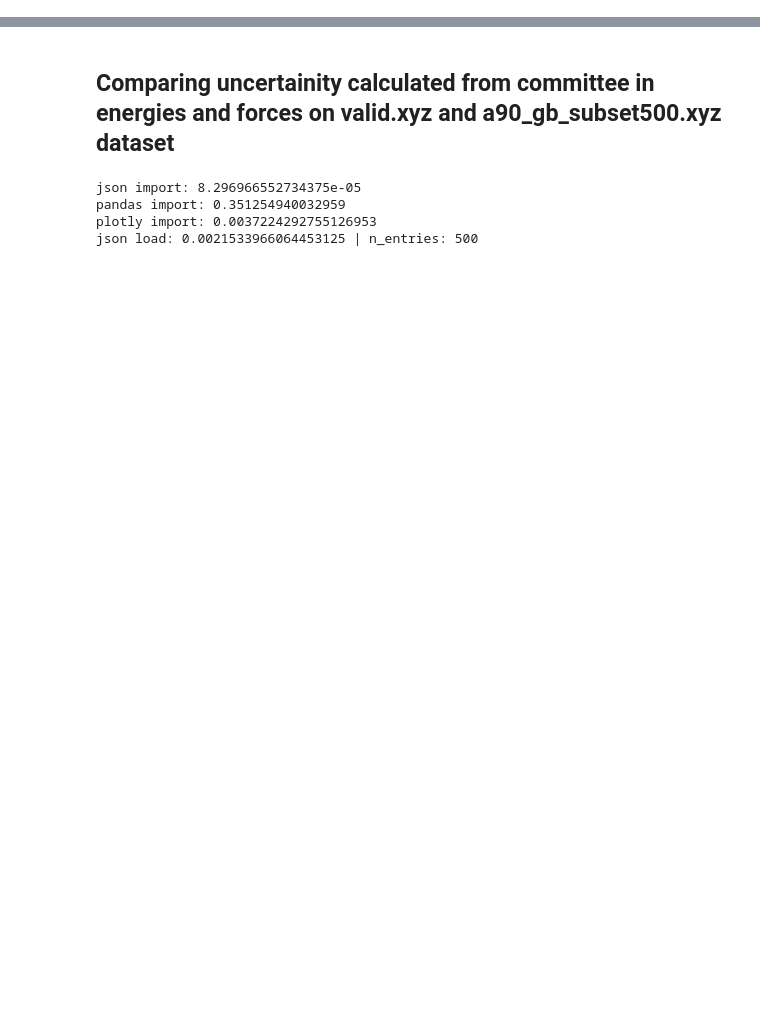
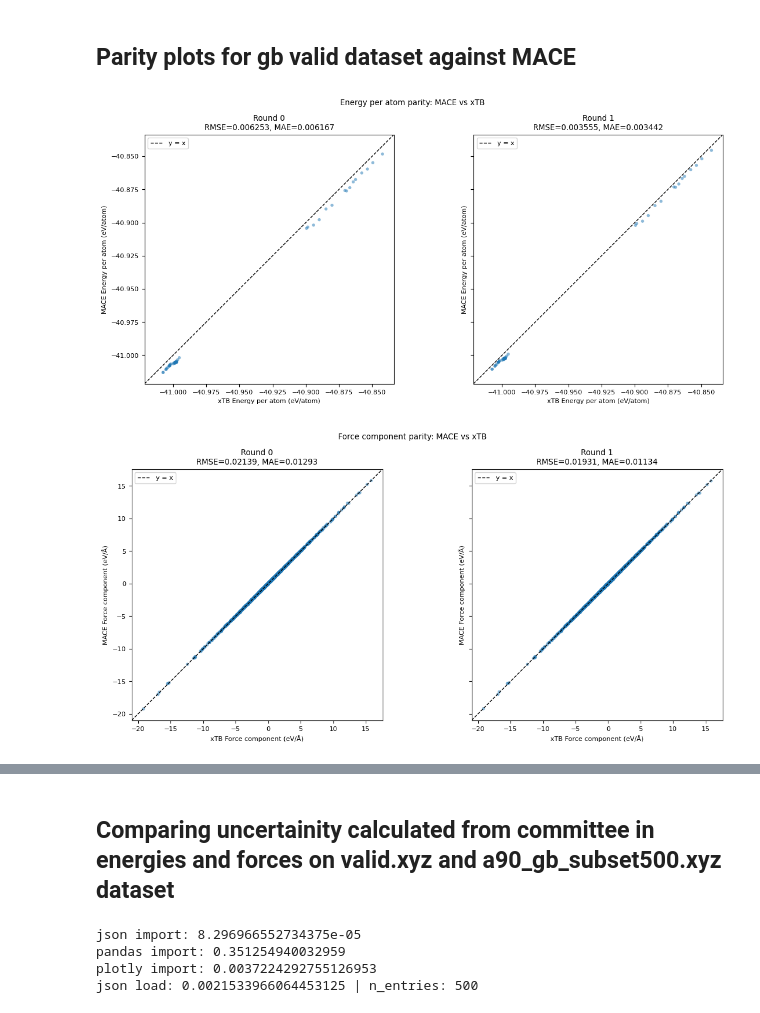
Before and after one commit to sonaligarg1807/pentacene-gb-active-learning, a Jupyter notebook: notebooks/analysis.ipynb, the cells around one changed output, grey strips where cells are left out. Drawn from its saved outputs; the diff is of its cells as text; code cells hidden in the pictures; blank space fills up the shorter version.

```diff
--- a/notebooks/analysis.ipynb
+++ b/notebooks/analysis.ipynb
@@ -12,0 +1,79 @@ Seed: 259, GB AL round1: 400, Combined: 659
+# %% [markdown]
+## Parity plots for gb valid dataset against MACE
+# %%
+import numpy as np
+import pandas as pd
+import matplotlib.pyplot as plt
+
+OUTPUT_DIR = "/home/sgarg/git-repo/pentacene-gb-active-learning/output/parity_plots"
+
+df_energy = pd.read_csv(f"{OUTPUT_DIR}/energy_parity_data.csv")
+df_forces = pd.read_csv(f"{OUTPUT_DIR}/force_parity_data.csv")
+metrics_df = pd.read_csv(f"{OUTPUT_DIR}/parity_metrics.csv")
+
+
+def get_metric(round_name, metric_name):
+    row = metrics_df[(metrics_df["round"] == round_name) & (metrics_df["metric"] == metric_name)]
+    return row["value"].values[0]
+
+
+def make_parity_plot(true, pred_r0, pred_r1, label, units, filename,
+                      rmse_r0, mae_r0, rmse_r1, mae_r1):
+    fig, axes = plt.subplots(1, 2, figsize=(12, 5.5), sharex=True, sharey=True)
+
+    lo = min(true.min(), pred_r0.min(), pred_r1.min())
+    hi = max(true.max(), pred_r0.max(), pred_r1.max())
+    pad = 0.05 * (hi - lo) if hi > lo else 1.0
+    lims = (lo - pad, hi + pad)
+
+    for ax, pred, title, rmse, mae in zip(
+        axes,
+        [pred_r0, pred_r1],
+        ["Round 0", "Round 1"],
+        [rmse_r0, rmse_r1],
+        [mae_r0, mae_r1],
+    ):
+        ax.scatter(true, pred, alpha=0.5, s=15, edgecolors="none", color="tab:blue")
+        ax.plot(lims, lims, "k--", linewidth=1, label="y = x")
+        ax.set_xlim(lims)
+        ax.set_ylim(lims)
+        ax.set_aspect("equal", adjustable="box")
+        ax.set_xlabel(f"xTB {label} ({units})")
+        ax.set_ylabel(f"MACE {label} ({units})")
+        ax.set_title(f"{title}\nRMSE={rmse:.4g}, MAE={mae:.4g}")
+        ax.legend(loc="upper left", fontsize=8)
+
+    fig.suptitle(f"{label} parity: MACE vs xTB")
+    fig.tight_layout()
+    fig.savefig(f"{OUTPUT_DIR}/{filename}", dpi=300, bbox_inches="tight")
+    plt.show()
+
+
+# ---- Energy parity ----
+make_parity_plot(
+    df_energy["xtb_energy_per_atom"].values,
+    df_energy["mace_r0_energy_per_atom"].values,
+    df_energy["mace_r1_energy_per_atom"].values,
+    label="Energy per atom", units="eV/atom",
+    filename="parity_energy_per_atom.png",
+    rmse_r0=get_metric("round0", "energy_per_atom_rmse"),
+    mae_r0=get_metric("round0", "energy_per_atom_mae"),
+    rmse_r1=get_metric("round1", "energy_per_atom_rmse"),
+    mae_r1=get_metric("round1", "energy_per_atom_mae"),
+)
+
+# ---- Force parity ----
+make_parity_plot(
+    df_forces["xtb_force"].values,
+    df_forces["mace_r0_force"].values,
+    df_forces["mace_r1_force"].values,
+    label="Force component", units="eV/Å",
+    filename="parity_forces.png",
+    rmse_r0=get_metric("round0", "force_rmse"),
+    mae_r0=get_metric("round0", "force_mae"),
+    rmse_r1=get_metric("round1", "force_rmse"),
+    mae_r1=get_metric("round1", "force_mae"),
+)
+# %% [output]
+[figure, added]
+[figure, added]
```
Also changed, not shown: parts of 6 cells of this notebook, 59 other files.
